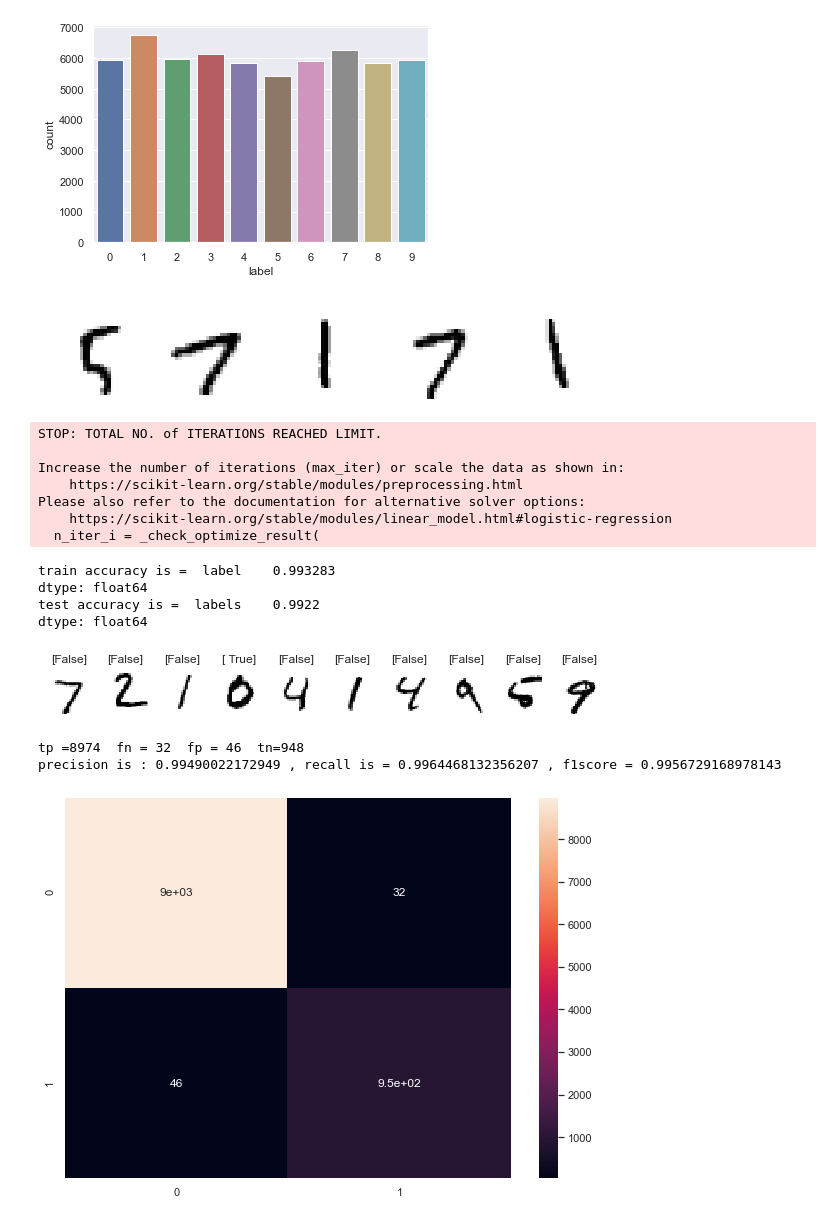
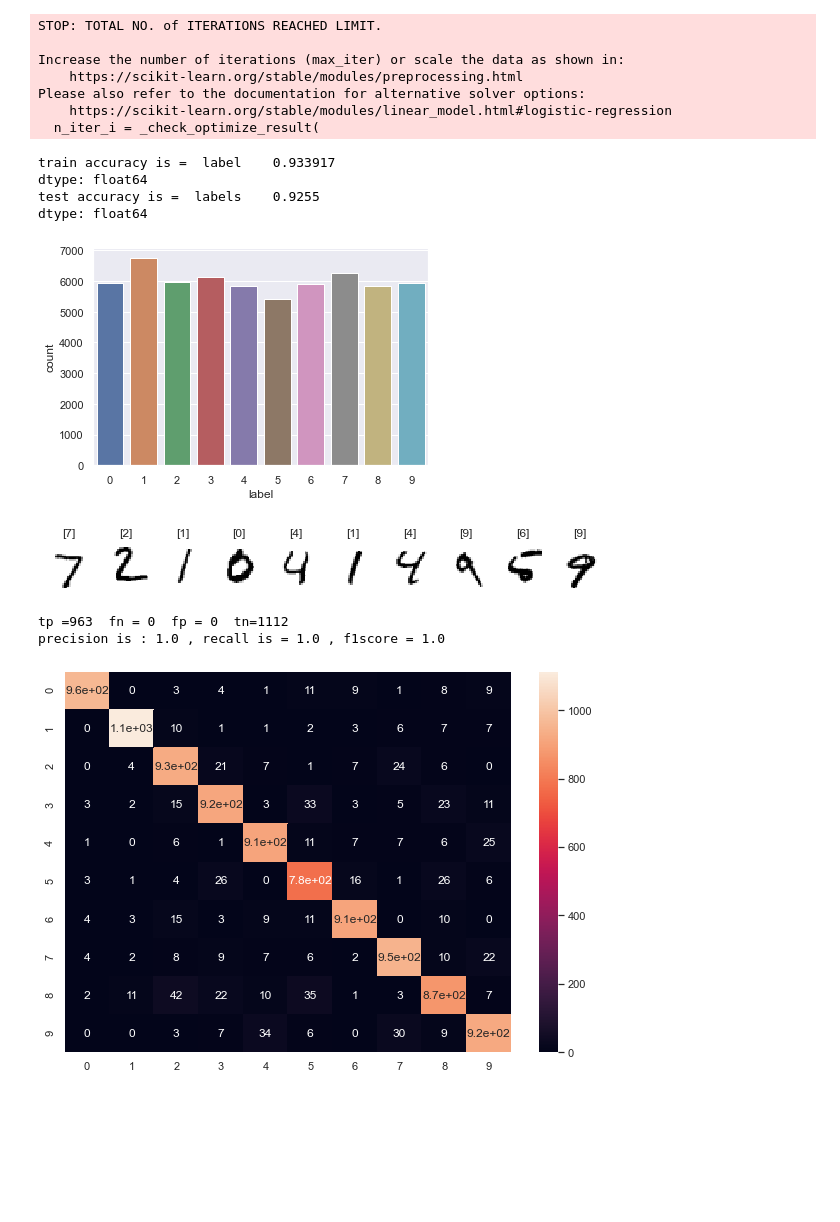
Before and after one commit to mohamed-seyam/ML_course, a Jupyter notebook: T1/detect_one_digit.ipynb, the cells around one changed output. Saved outputs shown, nothing was run; the diff lists cells and outputs as text; code cells hidden in the pictures; blank space fills up the shorter version.

```diff
--- a/T1/detect_one_digit.ipynb
+++ b/T1/detect_one_digit.ipynb
@@ -15,8 +15,18 @@ from sklearn.metrics import classification_report
 class pre_model () :
     data = {}
     predictions = {}
-    def __init__ (self,number):
-        self.number_need = number
+    def __init__ (self, mode = "MC", num = -1):
+        self.mode = mode
+        self.read_data()
+        self.normalize()
+        self.plot_summary_of_data()
+
+        if mode == "MC" :
+            pass
+        elif mode == "BC" :
+            if num in range(1,10):
+                self.convert_MC_to_BC(num)
+
 
     def read_data (self) :
         x_train = idx2numpy.convert_from_file("data/train-images.idx3-ubyte")
@@ -61,9 +71,9 @@ class pre_model () :
             ax.imshow(image, cmap=plt.cm.gray_r, interpolation='nearest')
         return plt.show()
 
-    def convert_MC_to_BC(self):
-        y_train = (self.data["y_train"] == self.number_need )
-        y_test = (self.data["y_test"] == self.number_need)
+    def convert_MC_to_BC(self,num):
+        y_train = (self.data["y_train"] == num )
+        y_test = (self.data["y_test"] == num)
         self.data = {
             'x_train' : self.data["x_train"],
             'y_train' : y_train,
@@ -72,7 +82,6 @@ class pre_model () :
         }
 
         return self.data
-
     def  make_test_predictions (self):
         model = LogisticRegression(max_iter = 100 )
         model.fit(self.data["x_train"],self.data["y_train"])
@@ -119,30 +128,24 @@ class pre_model () :
 
             return plt.show()
 # %%
-pre_model = pre_model(0)
-pre_model.read_data()
-pre_model.normalize()
-pre_model.plot_summary_of_data()
-pre_model.show_examples()
-data = pre_model.convert_MC_to_BC()
+pre_model = pre_model("MC")
 predictions = pre_model.make_test_predictions()
 pre_model.make_plot_for_testing_data()
 pre_model.confusion_matrix()
 # %% [output]
+STOP: TOTAL NO. of ITERATIONS REACHED LIMIT.
+
+Increase the number of iterations (max_iter) or scale the data as shown in:
+    https://scikit-learn.org/stable/modules/preprocessing.html
+Please also refer to the documentation for alternative solver options:
+    https://scikit-learn.org/stable/modules/linear_model.html#logistic-regression
+  n_iter_i = _check_optimize_result(
+train accuracy is =  label    0.933917
+dtype: float64
+test accuracy is =  labels    0.9255
+dtype: float64
 [figure]
-[figure, old version]
+[figure, new version]
-STOP: TOTAL NO. of ITERATIONS REACHED LIMIT.
-
-Increase the number of iterations (max_iter) or scale the data as shown in:
-    https://scikit-learn.org/stable/modules/preprocessing.html
-Please also refer to the documentation for alternative solver options:
-    https://scikit-learn.org/stable/modules/linear_model.html#logistic-regression
-  n_iter_i = _check_optimize_result(
-train accuracy is =  label    0.993283
-dtype: float64
-test accuracy is =  labels    0.9922
-dtype: float64
+tp =963  fn = 0  fp = 0  tn=1112
+precision is : 1.0 , recall is = 1.0 , f1score = 1.0
-[figure, old version]
+[figure, new version]
-tp =8974  fn = 32  fp = 46  tn=948
-precision is : 0.99490022172949 , recall is = 0.9964468132356207 , f1score = 0.9956729168978143
-[figure, removed]
```
Also changed, not shown: 1 other file.
